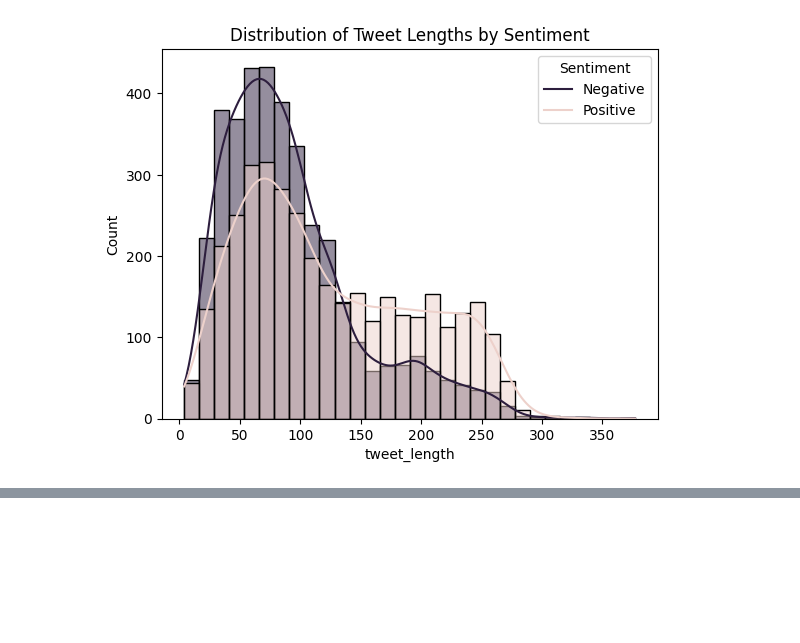
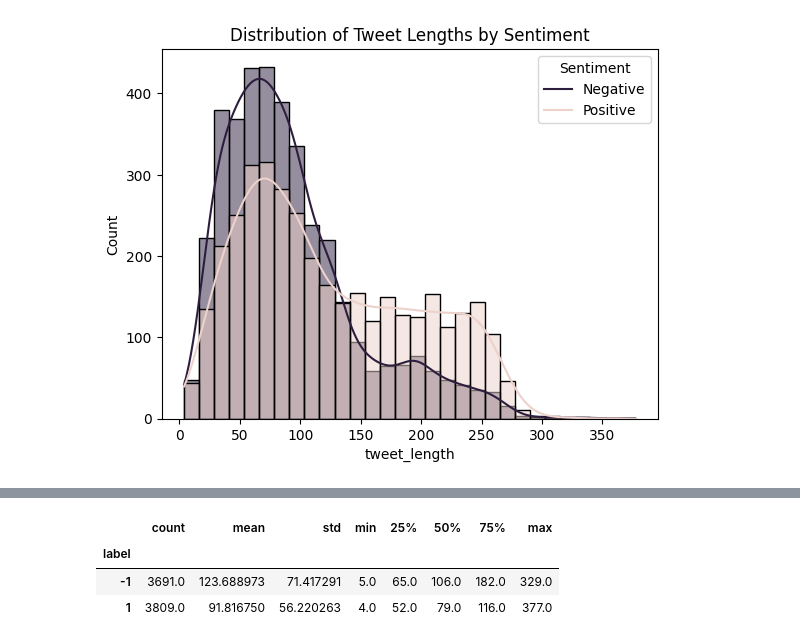
Before and after one commit to Adomas1992/YoutubeCommentClassification, a Jupyter notebook: NLP_model/NLP_model.ipynb, the cells around one changed output, grey strips where cells are left out. Drawn from its saved outputs; the diff is of its cells as text; code cells hidden in the pictures; blank space fills up the shorter version.

```diff
--- a/NLP_model/NLP_model.ipynb
+++ b/NLP_model/NLP_model.ipynb
@@ -116,0 +118,7 @@ See the caveats in the documentation: https://pandas.pydata.org/pandas-docs/stab
+# %%
+df_binary.groupby("label")["tweet_length"].describe()
+# %% [output]
+|  | count | mean | std | min | 25% | 50% | 75% | max |
+| label |  |  |  |  |  |  |  |  |
+| -1 | 3691.0 | 123.688973 | 71.417291 | 5.0 | 65.0 | 106.0 | 182.0 | 329.0 |
+| 1 | 3809.0 | 91.816750 | 56.220263 | 4.0 | 52.0 | 79.0 | 116.0 | 377.0 |
```
Also changed, not shown: parts of 13 cells of this notebook, 3 other files.
